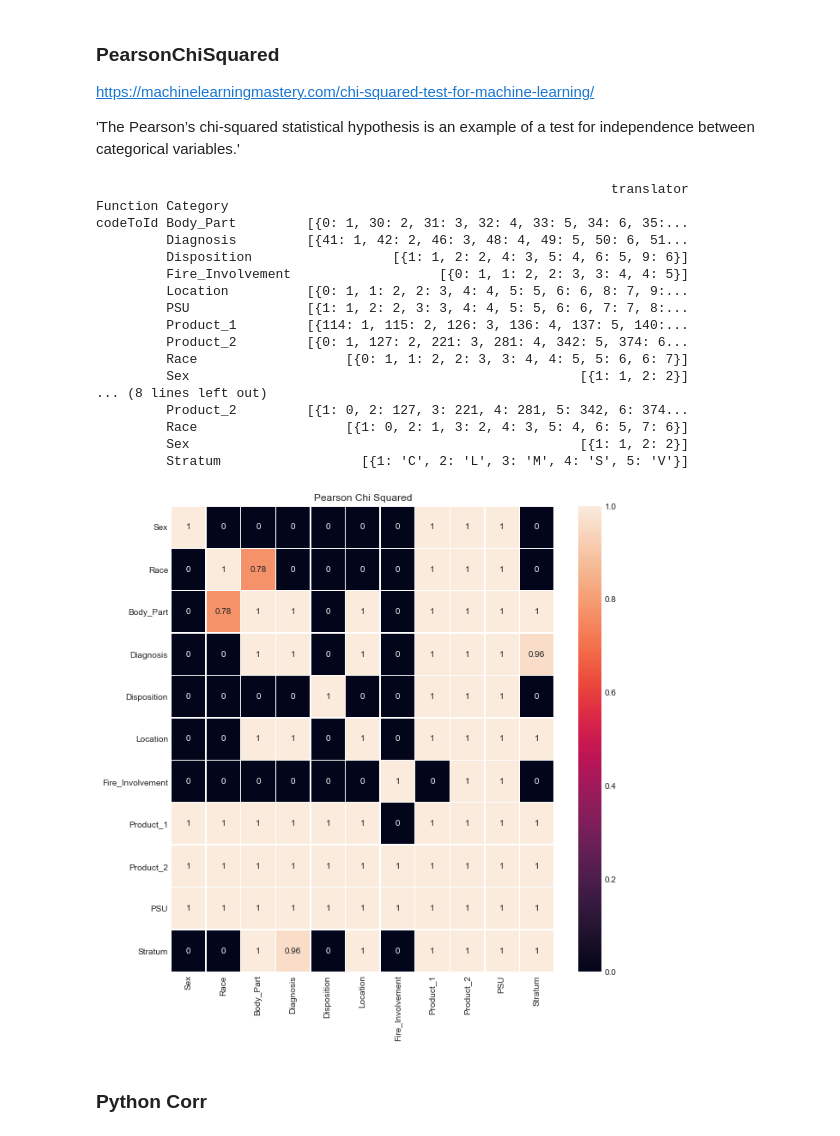
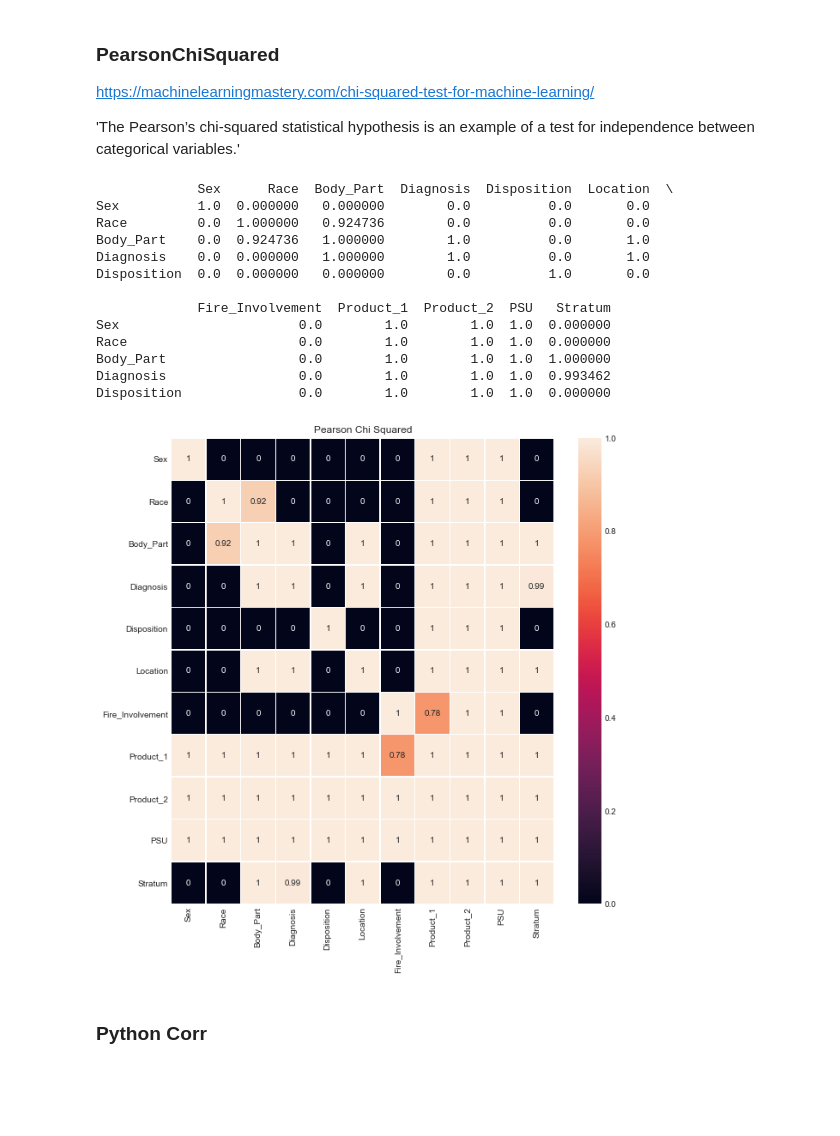
Before and after one commit to mrcorbett/MET_CS677_DataScienceWithPython, a Jupyter notebook: Project/bicycle_crashes_neiss_v10.ipynb, the cells around one changed output. Drawn from its saved outputs; the diff is of its cells as text; code cells hidden in the pictures; blank space fills up the shorter version.

```diff
--- a/Project/bicycle_crashes_neiss_v10.ipynb
+++ b/Project/bicycle_crashes_neiss_v10.ipynb
@@ -45,7 +46,7 @@ import xlrd
 plt.style.use('seaborn-whitegrid')
 # %%
 class Includes():
-    TimingDiagrams = False
+    TimeBasedGraphs = True
     PearsonChiSquared = True
     PythonCorr = True
     GaussianNB = True
@@ -104,0 +110,12 @@ dfNeiss.shape
+# %%
+# build the  matrix (contingency table)
+
+categories = ['Sex', 'Race', 'Body_Part', 'Diagnosis', 'Disposition', 'Location',
+    'Fire_Involvement', 'Product_1', 'Product_2', 'PSU', 'Stratum' ]
+
+dfCategorical = dfNeiss.copy()
+dfCategorical = dfCategorical.xs(categories, axis=1)
+dfCategorical.dropna(inplace=True)
+dfCategorical['Race'] = [int(x) for x in dfCategorical['Race']]
+dfCategorical = dfCategorical.sample(3000)
+dfCategorical.head()
@@ -138,55 +172,37 @@ https://machinelearningmastery.com/chi-squared-test-for-machine-learning/
 'The Pearson’s chi-squared statistical hypothesis is an example of a test for independence between categorical variables.'
 # %%
 if True == Includes.PearsonChiSquared:
-    # build the correlation matrix (contingency table)
-    dfCategorical = dfNeiss.copy()
-    categorical = ['Sex', 'Race', 'Body_Part', 'Diagnosis', 'Disposition', 'Location',
-                   'Fire_Involvement', 'Product_1', 'Product_2', 'PSU', 'Stratum' ]
-    dfCategorical = dfCategorical.xs(categorical, axis=1)
-    dfCategorical.dropna(inplace=True)
-    dfCategorical['Race'] = [int(x) for x in dfCategorical['Race']]
-    dfCategorical = dfCategorical.sample(3000)
-    #print('dfCategorical.head:\n{}'.format(dfCategorical.head()))
-
-    codeIdTranslator = CodeIdTranslatorDataFrame(dfCategorical, categorical)
-    #print(codeIdTranslator.state)
-    codeIdTranslator.transformColumns()
-
     pcs1 = PearsonChiSquared(dfCategorical)
-    dfCategoricalCorrMatrix = pcs1.getCorrMatrixDataframe(categorical)
-
+    dfCategoricalCorrMatrix = pcs1.getCorrMatrixDataframe(categories)
+    print(dfCategoricalCorrMatrix.head())
 
     fig, ax = plt.subplots(figsize=(10, 10))
 
     #sns.heatmap(dfCorrMatrix, annot=True, mask=mask, fmt="d", linewidths=0.4, ax=ax)
     g = sns.heatmap(dfCategoricalCorrMatrix, annot=True, linewidths=0.4, ax=ax)
     g.set_title('Pearson Chi Squared')
     # Fix the top and bottom margins of the heatmap
     bottom_y, top_y = plt.ylim()
     bottom_y += 0.5
     top_y -= 0.5
     plt.ylim(bottom_y, top_y)
 
     plt.show()
 # %% [output]
-                                                                  translator
-Function Category
-codeToId Body_Part         [{0: 1, 30: 2, 31: 3, 32: 4, 33: 5, 34: 6, 35:...
-         Diagnosis         [{41: 1, 42: 2, 46: 3, 48: 4, 49: 5, 50: 6, 51...
-         Disposition                  [{1: 1, 2: 2, 4: 3, 5: 4, 6: 5, 9: 6}]
-         Fire_Involvement                   [{0: 1, 1: 2, 2: 3, 3: 4, 4: 5}]
-         Location          [{0: 1, 1: 2, 2: 3, 4: 4, 5: 5, 6: 6, 8: 7, 9:...
-         PSU               [{1: 1, 2: 2, 3: 3, 4: 4, 5: 5, 6: 6, 7: 7, 8:...
-         Product_1         [{114: 1, 115: 2, 126: 3, 136: 4, 137: 5, 140:...
-         Product_2         [{0: 1, 127: 2, 221: 3, 281: 4, 342: 5, 374: 6...
-         Race                   [{0: 1, 1: 2, 2: 3, 3: 4, 4: 5, 5: 6, 6: 7}]
-         Sex                                                  [{1: 1, 2: 2}]
-... (8 lines left out)
-         Product_2         [{1: 0, 2: 127, 3: 221, 4: 281, 5: 342, 6: 374...
-         Race                   [{1: 0, 2: 1, 3: 2, 4: 3, 5: 4, 6: 5, 7: 6}]
-         Sex                                                  [{1: 1, 2: 2}]
-         Stratum                  [{1: 'C', 2: 'L', 3: 'M', 4: 'S', 5: 'V'}]
+             Sex      Race  Body_Part  Diagnosis  Disposition  Location  \
+Sex          1.0  0.000000   0.000000        0.0          0.0       0.0
+Race         0.0  1.000000   0.924736        0.0          0.0       0.0
+Body_Part    0.0  0.924736   1.000000        1.0          0.0       1.0
+Diagnosis    0.0  0.000000   1.000000        1.0          0.0       1.0
+Disposition  0.0  0.000000   0.000000        0.0          1.0       0.0
+
+             Fire_Involvement  Product_1  Product_2  PSU   Stratum
+Sex                       0.0        1.0        1.0  1.0  0.000000
+Race                      0.0        1.0        1.0  1.0  0.000000
+Body_Part                 0.0        1.0        1.0  1.0  1.000000
+Diagnosis                 0.0        1.0        1.0  1.0  0.993462
+Disposition               0.0        1.0        1.0  1.0  0.000000
-[figure, old version]
+[figure, new version]
 # %% [markdown]
 ### Python Corr
 # %%
```
Also changed, not shown: parts of 32 cells of this notebook, 2 other files.
